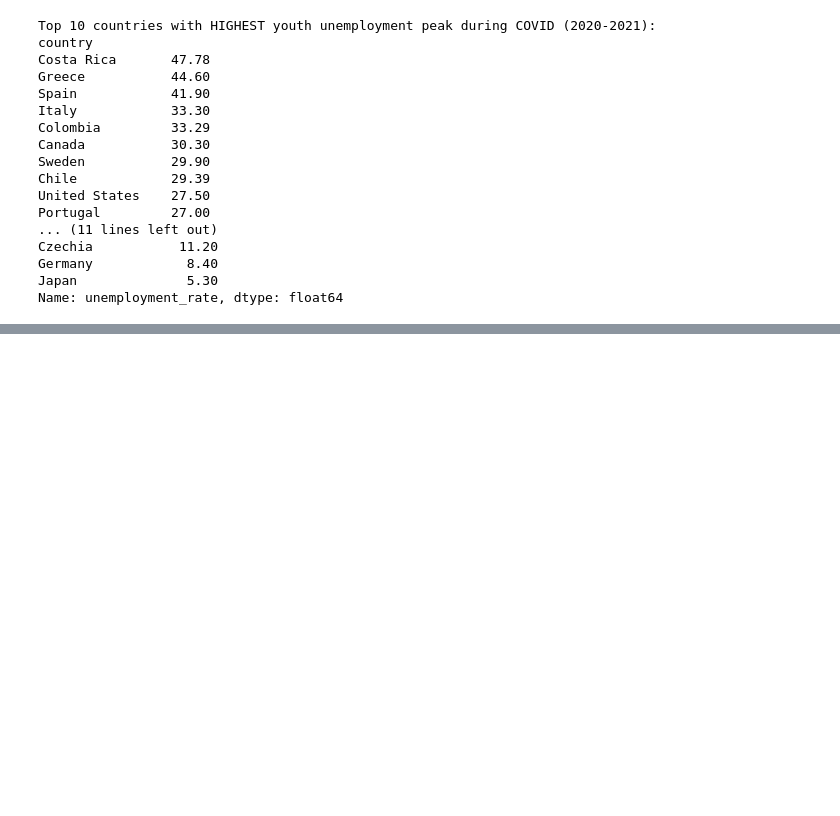
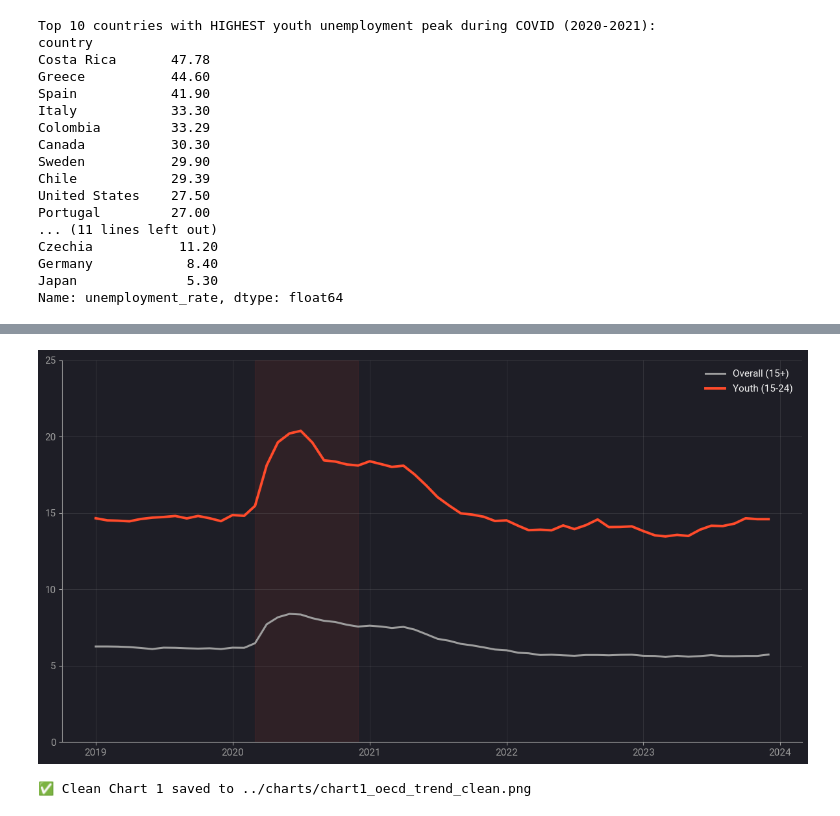
Before and after one commit to Tiana-Coker/covid-youth-unemployment-viz, a Jupyter notebook: notebooks/01_data_exploration.ipynb, the cells around one changed output, grey strips where cells are left out. Saved outputs shown, nothing was run; the diff lists cells and outputs as text; code cells hidden in the pictures; blank space fills up the shorter version.

Commit message:
feat: create chart 1 visualization for youth and overall unemployment trends

```diff
--- a/notebooks/01_data_exploration.ipynb
+++ b/notebooks/01_data_exploration.ipynb
@@ -364,0 +416,59 @@ Name: unemployment_rate, dtype: float64
+# %%
+# --- Create figure ---
+fig, ax = plt.subplots(figsize=(12, 6.5))
+
+# Plot Overall unemployment
+ax.plot(
+    monthly_pivot.index,
+    monthly_pivot['Overall (15+)'],
+    color=COLOR_OVERALL,
+    linewidth=2.2,
+    label='Overall (15+)'
+)
+
+# Plot Youth unemployment
+ax.plot(
+    monthly_pivot.index,
+    monthly_pivot['Youth (15-24)'],
+    color=COLOR_YOUTH,
+    linewidth=2.8,
+    label='Youth (15-24)'
+)
+
+# Highlight acute COVID period with a subtle shaded band
+covid_start = pd.Timestamp('2020-03-01')
+covid_end = pd.Timestamp('2020-12-01')
+ax.axvspan(covid_start, covid_end, alpha=0.08, color=COLOR_YOUTH)
+
+# Remove top/right spines
+for spine in ['top', 'right']:
+    ax.spines[spine].set_visible(False)
+
+# Keep left/bottom spines subtle
+for spine in ['left', 'bottom']:
+    ax.spines[spine].set_color(TEXT_MUTED)
+
+# Legend
+ax.legend(loc='upper right', frameon=False)
+
+# Grid and limits
+ax.grid(True, alpha=0.2, linewidth=0.6)
+ax.set_ylim(0, 25)
+ax.set_xlabel('')
+
+# Optional: remove y-axis label too if you want to add it in PowerPoint
+# ax.set_ylabel('Unemployment rate (%)')
+
+plt.tight_layout()
+plt.savefig(
+    '../charts/chart1_oecd_trend_clean.png',
+    dpi=300,
+    bbox_inches='tight',
+    facecolor=BG_COLOR
+)
+plt.show()
+
+print("✅ Clean Chart 1 saved to ../charts/chart1_oecd_trend_clean.png")
+# %% [output]
+[figure, added]
+✅ Clean Chart 1 saved to ../charts/chart1_oecd_trend_clean.png
```
Also changed, not shown: parts of 3 cells of this notebook, 2 other files.
